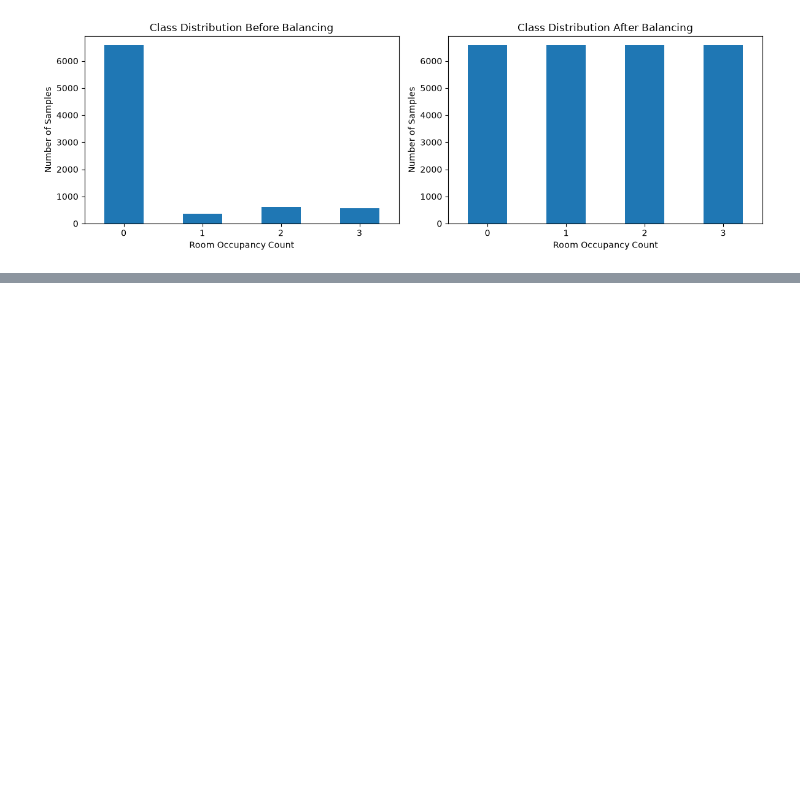
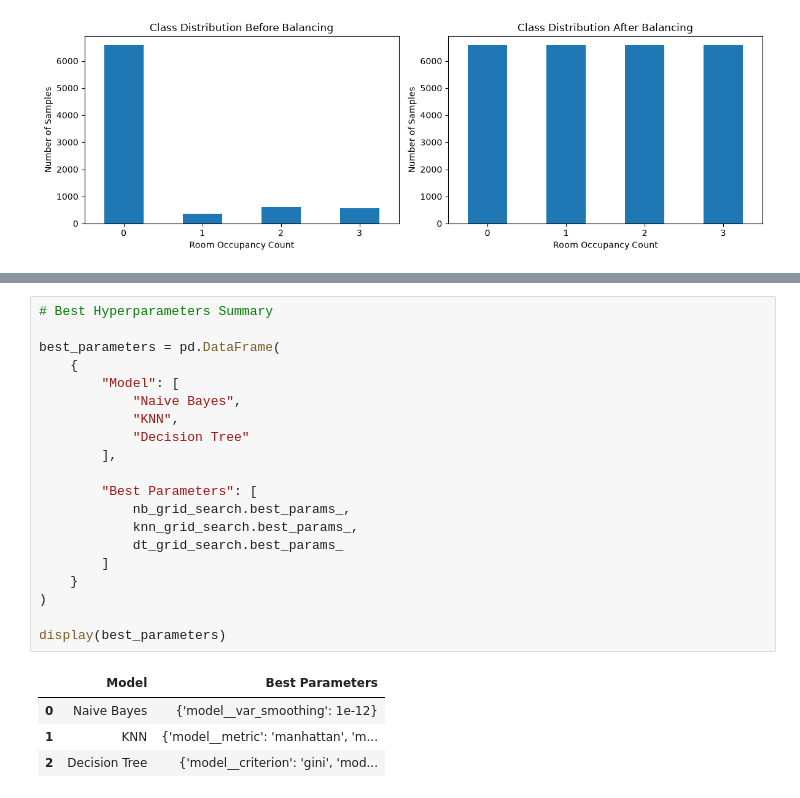
Before and after one commit to Mohamed66Hemdan/Room-Occupancy-Estimation-ML-Model, a Jupyter notebook: Project/Project.ipynb, the cells around one changed output, grey strips where cells are left out. Cells and saved outputs as stored; diff of their text form; blank space fills up the shorter version.

```diff
--- a/Project/Project.ipynb
+++ b/Project/Project.ipynb
@@ -756,0 +1440,25 @@ plt.show()
+# %%
+# Best Hyperparameters Summary
+
+best_parameters = pd.DataFrame(
+    {
+        "Model": [
+            "Naive Bayes",
+            "KNN",
+            "Decision Tree"
+        ],
+
+        "Best Parameters": [
+            nb_grid_search.best_params_,
+            knn_grid_search.best_params_,
+            dt_grid_search.best_params_
+        ]
+    }
+)
+
+display(best_parameters)
+# %% [output]
+|  | Model | Best Parameters |
+| 0 | Naive Bayes | {'model__var_smoothing': 1e-12} |
+| 1 | KNN | {'model__metric': 'manhattan', 'm... |
+| 2 | Decision Tree | {'model__criterion': 'gini', 'mod... |
```
Also changed, not shown: parts of 15 cells of this notebook.
